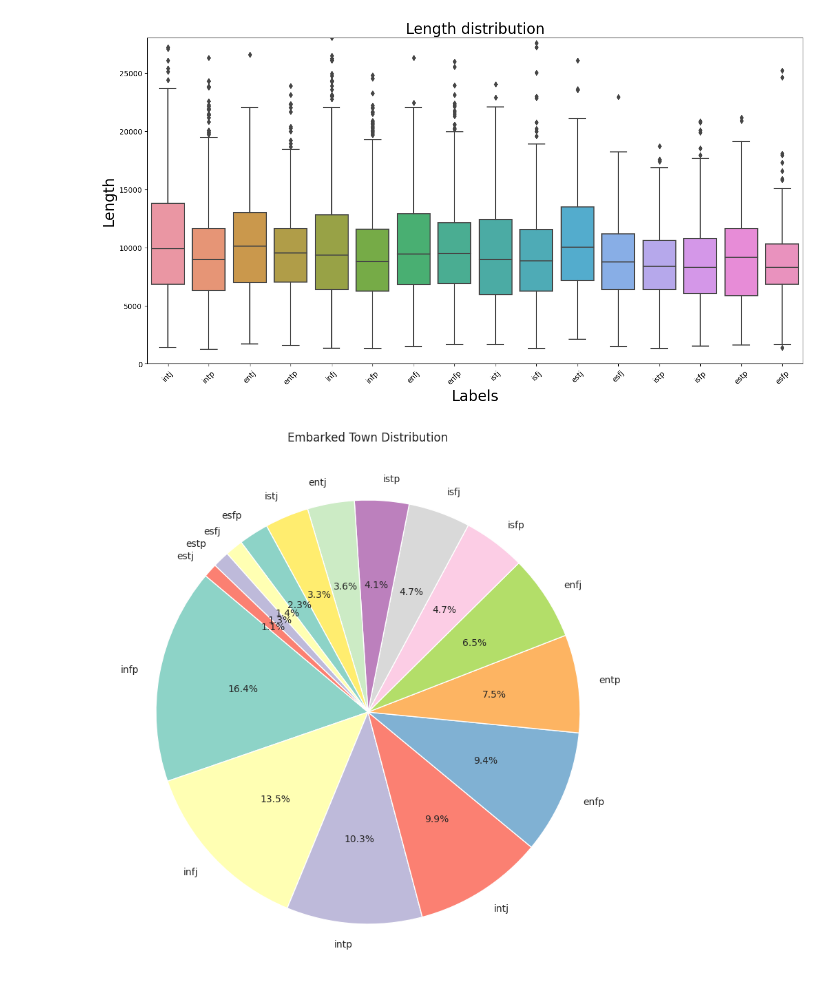
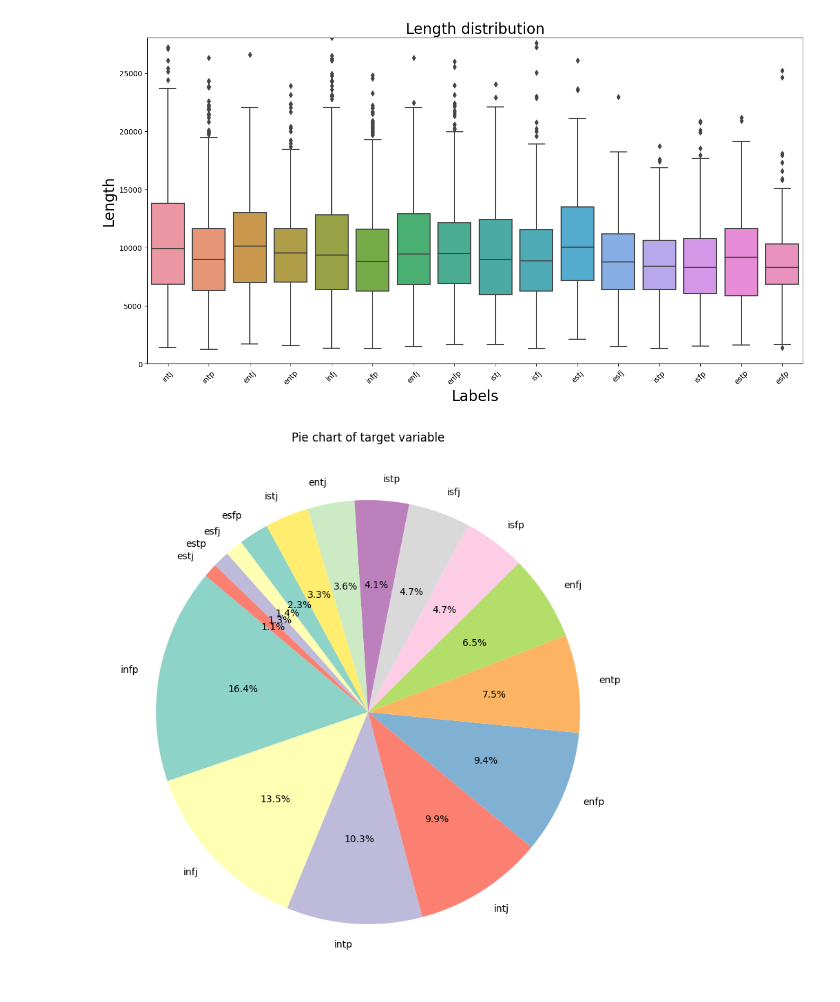
Before and after one commit to oopscompiled/nlp-project, a Jupyter notebook: notebooks/exploratory.ipynb, the cells around one changed output. Saved outputs shown, nothing was run; the diff lists cells and outputs as text; code cells hidden in the pictures.

```diff
--- a/notebooks/exploratory.ipynb
+++ b/notebooks/exploratory.ipynb
@@ -101,3 +129,23 @@ from utils import *
+# %%
+from src.utils import *
+
+import regex as re
+
+def clean_data(data):
+    if not isinstance(data, str):
+        return ""
+
+    data = re.sub(r'https?://\S+', '', data)             # Удалить ссылки
+    data = re.sub(r'@\w+', '', data)                     # Удалить @юзернеймы
+    data = re.sub(r'\|\|+|[-_=~]{2,}', ' ', data)        # Удалить спец. символы
+    data = re.sub(r'<.*?>', '', data)                    # Удалить HTML-теги
+    data = re.sub(r'\p{Emoji}', '', data)                # Удалить эмодзи
+    data = re.sub(r'[^\w\s]', '', data)                  # Удалить всё лишнее кроме слов
+    data = " ".join(data.split())                        # Привести пробелы в порядок
+
+    return data
+
+df['text'] = df['text'].apply(clean_data)
 # %%
 #Visualize the data
 fig, ax = plt.subplots(figsize=(12,8))
@@ -142,9 +190,9 @@ plt.show()
 # %%
 # Embarked town distribution pie chart
 embark_counts = df['label'].value_counts()
 plt.figure(figsize=(10,10))
 plt.pie(embark_counts, labels=embark_counts.index, colors=sns.color_palette('Set3'), autopct='%1.1f%%', startangle=140)
-plt.title('Embarked Town Distribution')
+plt.title('Pie chart of target variable')
 plt.show()
 # %% [output]
-[figure, old version]
+[figure, new version]
```
Also changed, not shown: parts of 13 cells of this notebook, 1 other file.
